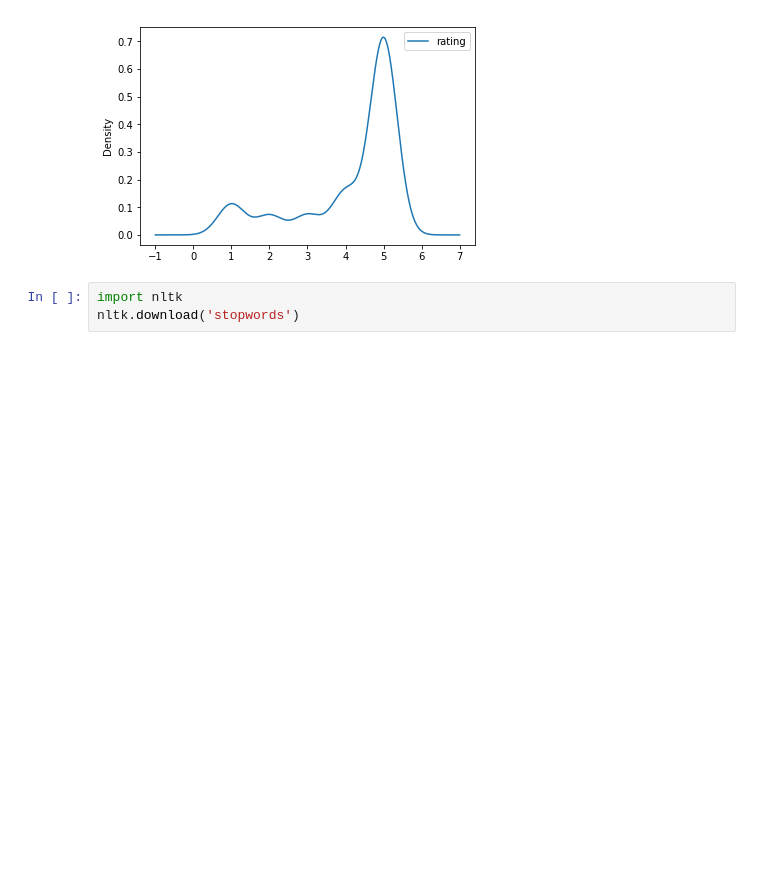
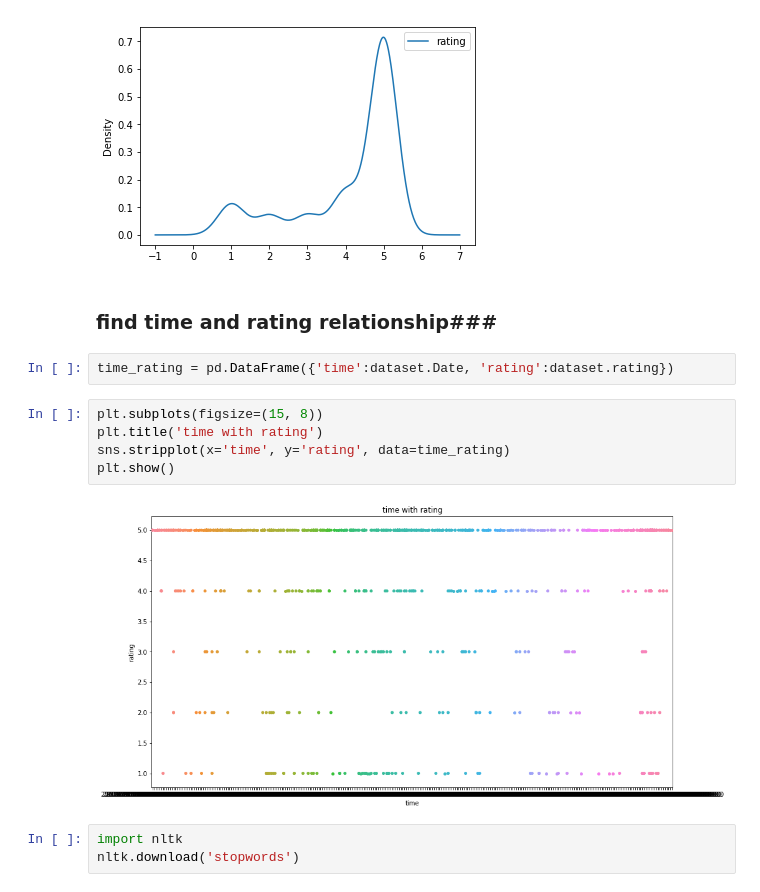
Before and after one commit to carolinelihe/heli-660, a Jupyter notebook: Assignmnet_03/assignment_03.ipynb, the cells around one changed output. Drawn from its saved outputs; the diff is of its cells as text; blank space fills up the shorter version.

```diff
--- a/Assignmnet_03/assignment_03.ipynb
+++ b/Assignmnet_03/assignment_03.ipynb
@@ -58,6 +97,17 @@ reviews_title_rating = df3.plot(kind = 'kde')
 plt.show()
 # %% [output]
 [figure]
+# %% [markdown]
+### find time and rating relationship###
+# %%
+time_rating = pd.DataFrame({'time':dataset.Date, 'rating':dataset.rating})
+# %%
+plt.subplots(figsize=(15, 8))
+plt.title('time with rating')
+sns.stripplot(x='time', y='rating', data=time_rating)
+plt.show()
+# %% [output]
+[figure, added]
 # %%
 import nltk
 nltk.download('stopwords')
```
Also changed, not shown: parts of 6 cells of this notebook, 1 other file.
